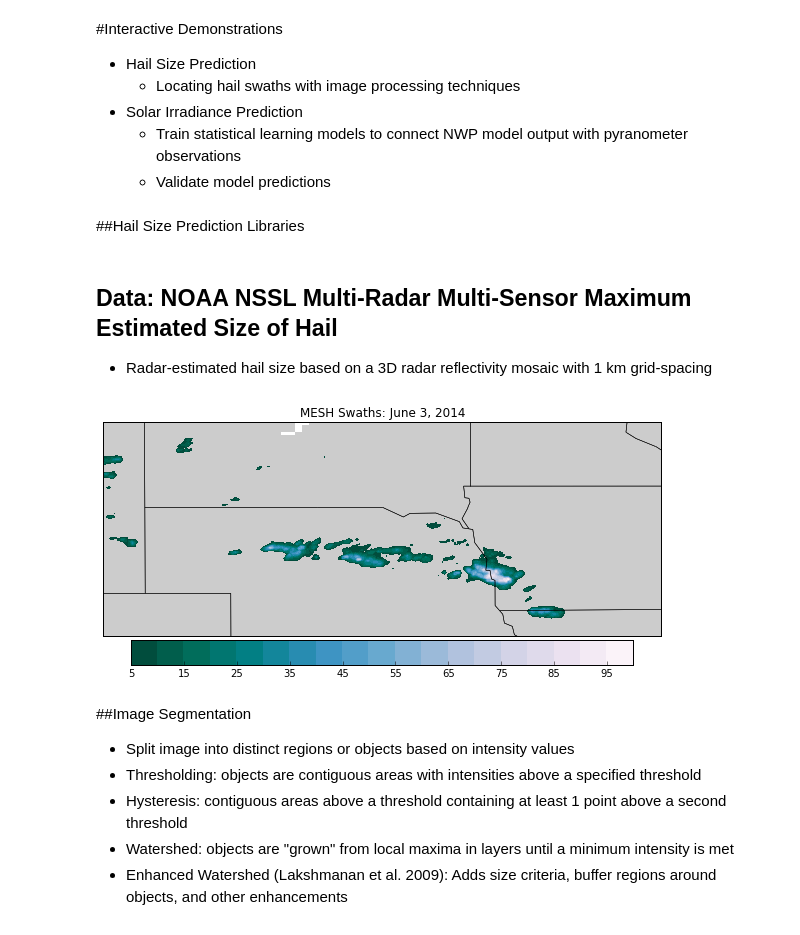
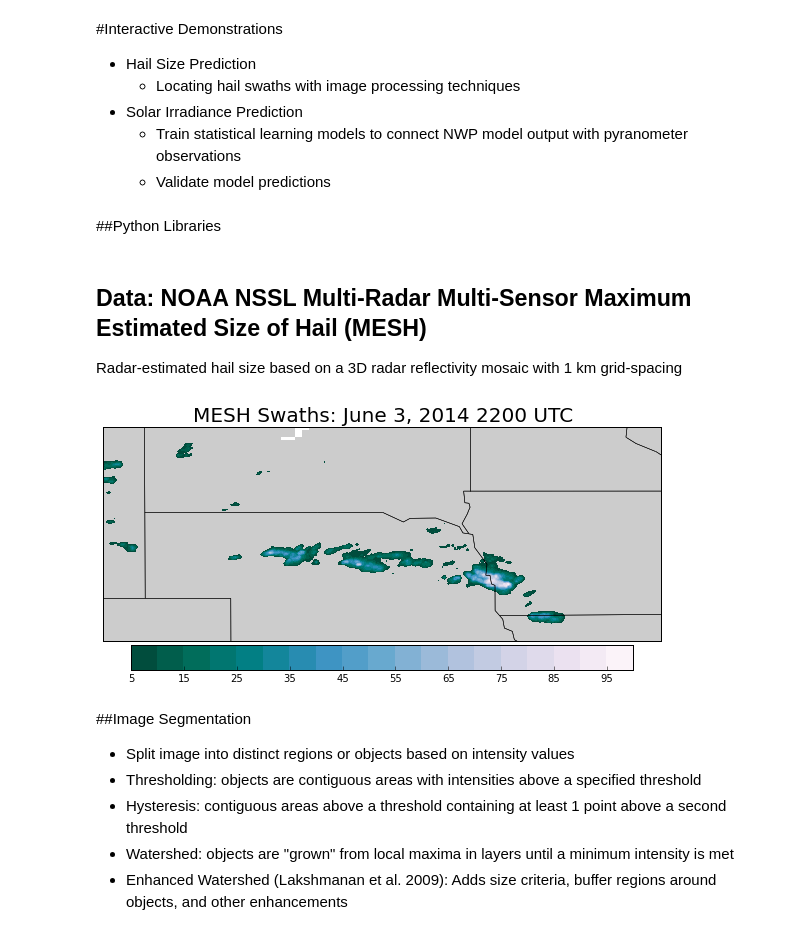
Before and after one commit to djgagne/ucar_sea_2015, a Jupyter notebook: Gagne_UCAR_SEA_Conference_Presentation.ipynb, the cells around one changed output. Saved outputs shown, nothing was run; the diff lists cells and outputs as text; code cells hidden in the pictures.

Commit message:
Updated presentation with new figures and text

```diff
--- a/Gagne_UCAR_SEA_Conference_Presentation.ipynb
+++ b/Gagne_UCAR_SEA_Conference_Presentation.ipynb
@@ -46,7 +45,7 @@
     * Train statistical learning models to connect NWP model output with pyranometer observations
     * Validate model predictions
 # %% [markdown]
-##Hail Size Prediction Libraries
+##Python Libraries
 # %%
 # Useful general libraries
 %matplotlib inline
@@ -63,26 +62,27 @@ from netCDF4 import Dataset
 from hail.EnhancedWatershedSegmenter import EnhancedWatershed
 from hail.Hysteresis import Hysteresis
 # %% [markdown]
-## Data: NOAA NSSL Multi-Radar Multi-Sensor Maximum Estimated Size of Hail
-* Radar-estimated hail size based on a 3D radar reflectivity mosaic with 1 km grid-spacing
+## Data: NOAA NSSL Multi-Radar Multi-Sensor Maximum Estimated Size of Hail (MESH)
+Radar-estimated hail size based on a 3D radar reflectivity mosaic with 1 km grid-spacing
 # %%
 # Load MESH data and plot it
 with Dataset("data/MESH_4km_20140603-00:00_20140603-23:00") as mesh_file:
     lon = mesh_file.variables['lon'][:]
     lat = mesh_file.variables['lat'][:]
     mesh_data = mesh_file.variables['MESH'][:]
+mesh_hour = 22
 bmap_hail = Basemap(projection='cyl', resolution='l',
                llcrnrlon=-105, urcrnrlon=-92,
                llcrnrlat=40, urcrnrlat=45)
 plt.figure(figsize=(10,6))
 bmap_hail.drawstates()
 bmap_hail.drawlsmask()
-cont = plt.contourf(lon, lat, mesh_data[22],
+cont = plt.contourf(lon, lat, mesh_data[mesh_hour],
              np.arange(5,105,5), cmap="PuBuGn_r")
 cbar = plt.colorbar(orientation="horizontal",shrink=0.9,fraction=0.1, pad=0.01)
-title_obj = plt.title("MESH Swaths: June 3, 2014")
+title_obj = plt.title("MESH Swaths: June 3, 2014 {0:02d}00 UTC".format(mesh_hour), fontsize=20)
 # %% [output]
-[figure, old version]
+[figure, new version]
 # %% [markdown]
 ##Image Segmentation
 * Split image into distinct regions or objects based on intensity values
```
Also changed, not shown: parts of 13 cells of this notebook.
